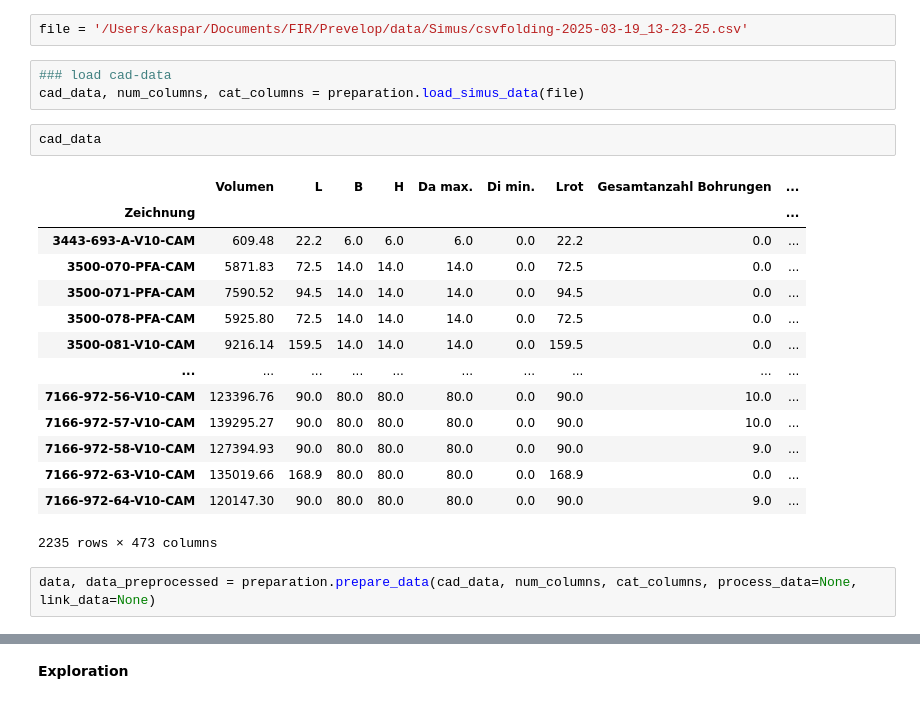
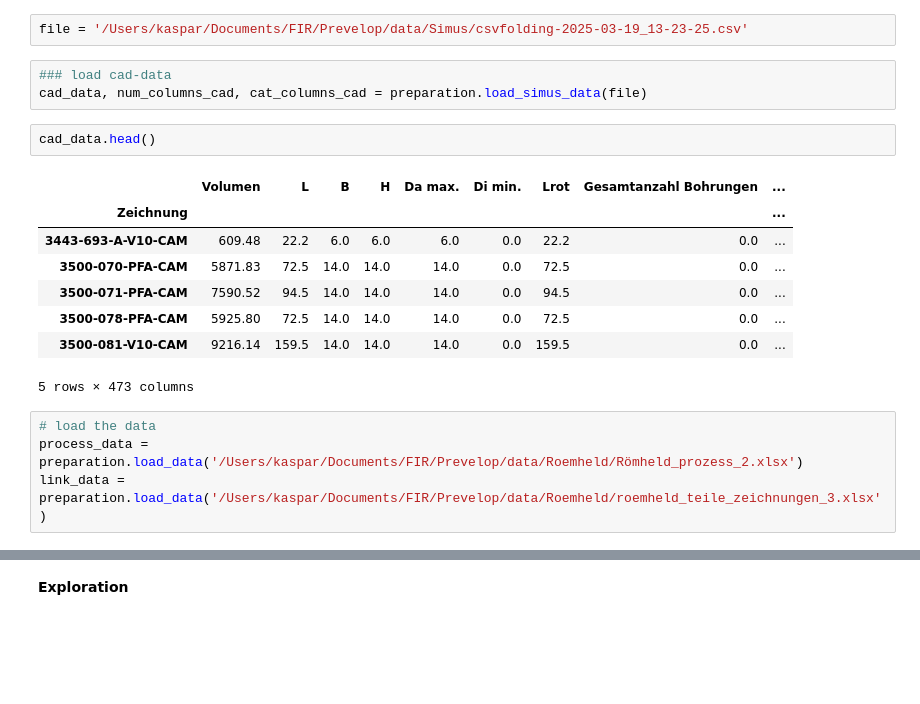
Before and after one commit to bunnekas/prevelop, a Jupyter notebook: notebooks/prevelop_roemheld_3.ipynb, the cells around one changed output, grey strips where cells are left out. Drawn from its saved outputs; the diff is of its cells as text; blank space fills up the shorter version.

```diff
--- a/notebooks/prevelop_roemheld_3.ipynb
+++ b/notebooks/prevelop_roemheld_3.ipynb
@@ -6,23 +9,19 @@ __Data Preparation and Preprocessing__
 file = '/Users/kaspar/Documents/FIR/Prevelop/data/Simus/csvfolding-2025-03-19_13-23-25.csv'
 # %%
 ### load cad-data
-cad_data, num_columns, cat_columns = preparation.load_simus_data(file)
+cad_data, num_columns_cad, cat_columns_cad = preparation.load_simus_data(file)
 # %%
-cad_data
+cad_data.head()
 # %% [output]
 |  | Volumen | L | B | H | Da max. | Di min. | Lrot | Gesamtanzahl Bohrungen | ... |
 | Zeichnung |  |  |  |  |  |  |  |  | ... |
 | 3443-693-A-V10-CAM | 609.48 | 22.2 | 6.0 | 6.0 | 6.0 | 0.0 | 22.2 | 0.0 | ... |
 | 3500-070-PFA-CAM | 5871.83 | 72.5 | 14.0 | 14.0 | 14.0 | 0.0 | 72.5 | 0.0 | ... |
 | 3500-071-PFA-CAM | 7590.52 | 94.5 | 14.0 | 14.0 | 14.0 | 0.0 | 94.5 | 0.0 | ... |
 | 3500-078-PFA-CAM | 5925.80 | 72.5 | 14.0 | 14.0 | 14.0 | 0.0 | 72.5 | 0.0 | ... |
 | 3500-081-V10-CAM | 9216.14 | 159.5 | 14.0 | 14.0 | 14.0 | 0.0 | 159.5 | 0.0 | ... |
-| ... | ... | ... | ... | ... | ... | ... | ... | ... | ... |
-| 7166-972-56-V10-CAM | 123396.76 | 90.0 | 80.0 | 80.0 | 80.0 | 0.0 | 90.0 | 10.0 | ... |
-| 7166-972-57-V10-CAM | 139295.27 | 90.0 | 80.0 | 80.0 | 80.0 | 0.0 | 90.0 | 10.0 | ... |
-| 7166-972-58-V10-CAM | 127394.93 | 90.0 | 80.0 | 80.0 | 80.0 | 0.0 | 90.0 | 9.0 | ... |
-| 7166-972-63-V10-CAM | 135019.66 | 168.9 | 80.0 | 80.0 | 80.0 | 0.0 | 168.9 | 0.0 | ... |
-| 7166-972-64-V10-CAM | 120147.30 | 90.0 | 80.0 | 80.0 | 80.0 | 0.0 | 90.0 | 9.0 | ... |
-2235 rows × 473 columns
+5 rows × 473 columns
-# %%
-data, data_preprocessed = preparation.prepare_data(cad_data, num_columns, cat_columns, process_data=None, link_data=None)
+# %%
+# load the data
+process_data = preparation.load_data('/Users/kaspar/Documents/FIR/Prevelop/data/Roemheld/Römheld_prozess_2.xlsx')
+link_data = preparation.load_data('/Users/kaspar/Documents/FIR/Prevelop/data/Roemheld/roemheld_teile_zeichnungen_3.xlsx')
```
Also changed, not shown: parts of 12 cells of this notebook, 2 other files.
